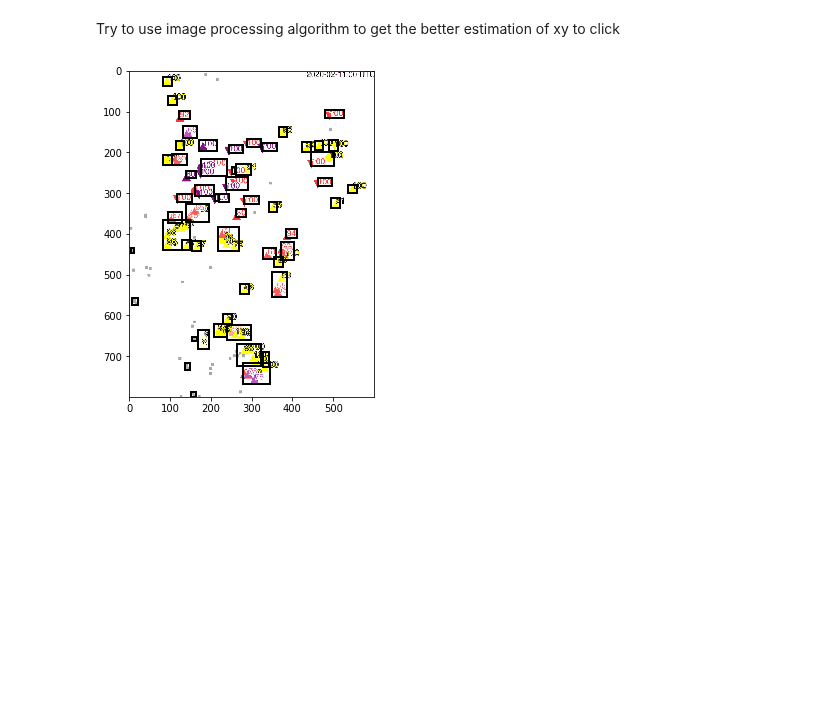
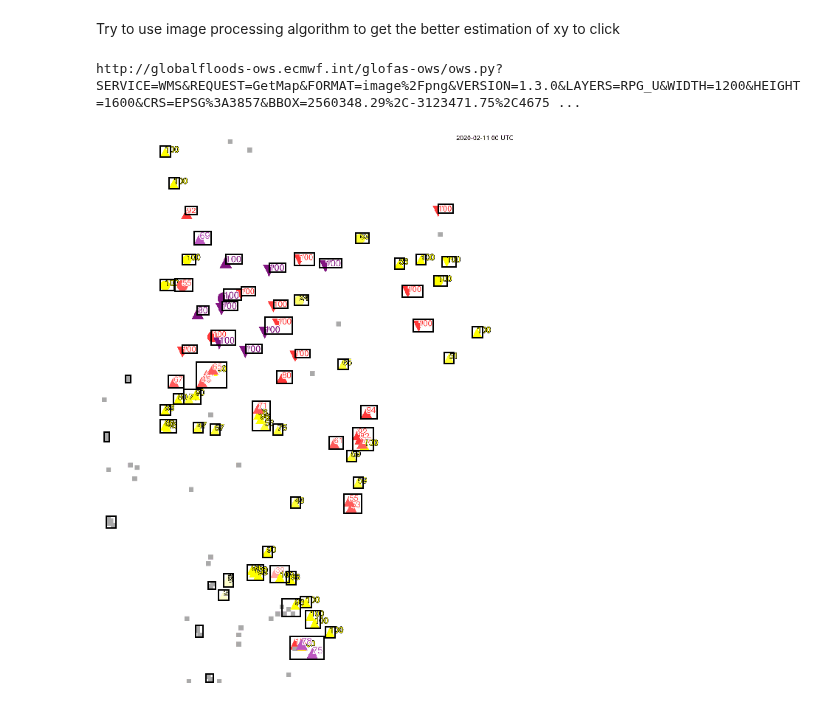
Before and after one commit to Global-Flood-Assessment/ModelOfModels, a Jupyter notebook: data/image_processing.ipynb, the cells around one changed output. Saved outputs shown, nothing was run; the diff lists cells and outputs as text; code cells hidden in the pictures; blank space fills up the shorter version.

Commit message:
url with image processing

```diff
--- a/data/image_processing.ipynb
+++ b/data/image_processing.ipynb
@@ -12,2 +14,40 @@ image_org=io.imread("index.png")
+# %%
+plt.rcParams["figure.figsize"] = (10,20)
+# %%
+wms_url = 'http://globalfloods-ows.ecmwf.int/glofas-ows/ows.py?'
+wms_paras = {
+    'SERVICE':'WMS',
+    'REQUEST':'GetFeatureInfo',
+    'FORMAT':'image/png',
+    'VERSION':'1.3.0',
+    'LAYERS':'RPG_U',
+    'WIDTH':1020,
+    'HEIGHT':678,
+    'CRS':'EPSG:3857',
+    'BBOX':'-13094904.603227489,2941622.234325256,-8105095.39677251,6258377.765674742',
+    'INFO_FORMAT':'text/html',
+    'QUERY_LAYERS':'RPG_U',
+    'TRANSPARENT':True,
+    'TIME':None,
+    'I':456,
+    'J':227
+}
+wms_paras['REQUEST']='GetMap'
+# wms_paras['CRS']='EPSG:4326'
+# wms_paras['BBOX'] = "-27,23,-2,42"
+# resp = requests.get(wms_url, params=wms_paras)
+# print(resp.url)
+# Image(resp.content)
+# test EPSG:3857
+wms_paras['CRS']='EPSG:3857'
+wms_paras['BBOX'] = '2560348.29,-3123471.75,4675418.61,-222684.21'
+wms_paras['WIDTH']=600*2
+wms_paras['HEIGHT']=800*2
+resp = requests.get(wms_url, params=wms_paras)
+print(resp.url)
+# %% [output]
+http://globalfloods-ows.ecmwf.int/glofas-ows/ows.py?SERVICE=WMS&REQUEST=GetMap&FORMAT=image%2Fpng&VERSION=1.3.0&LAYERS=RPG_U&WIDTH=1200&HEIGHT=1600&CRS=EPSG%3A3857&BBOX=2560348.29%2C-3123471.75%2C4675 ...
+# %%
+image_org=plt.imread(resp.url)
 # %%
 image_gray = rgb2gray(image_org)
@@ -21,31 +54,31 @@ import matplotlib.patches as mpatches
 # %%
 image=image_gray
 thresh = threshold_otsu(image)
-bw = closing(image > thresh , square(1))
+bw = closing(image > thresh , square(2))
 
 
 # remove artifacts connected to image border
 cleared = clear_border(bw)
 
 # label image regions
 label_image = label(cleared)
 image_label_overlay = label2rgb(label_image, image=image)
 
-fig, ax = plt.subplots(figsize=(10, 6))
+fig, ax = plt.subplots()
 #ax.imshow(image_label_overlay)
 ax.imshow(image_org)
 for region in regionprops(label_image):
     # take regions with large enough areas
-    if region.area >= 100:
+    if region.area >= 300:
         # draw rectangle around segmented coins
         minr, minc, maxr, maxc = region.bbox
         #print(region.bbox)
         rect = mpatches.Rectangle((minc, minr), maxc - minc, maxr - minr,
                                   fill=False, edgecolor='black', linewidth=2)
         ax.add_patch(rect)
 
-#ax.set_axis_off()
+ax.set_axis_off()
 #plt.tight_layout()
 plt.show()
 # %% [output]
-[figure, old version]
+[figure, new version]
```
Also changed, not shown: parts of 3 cells of this notebook.
